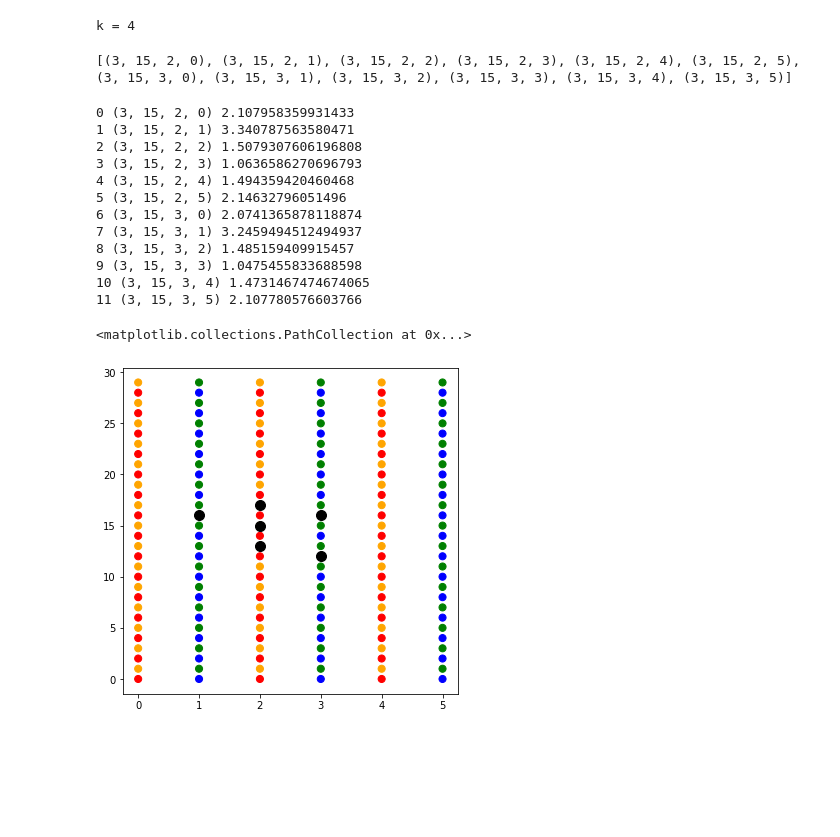
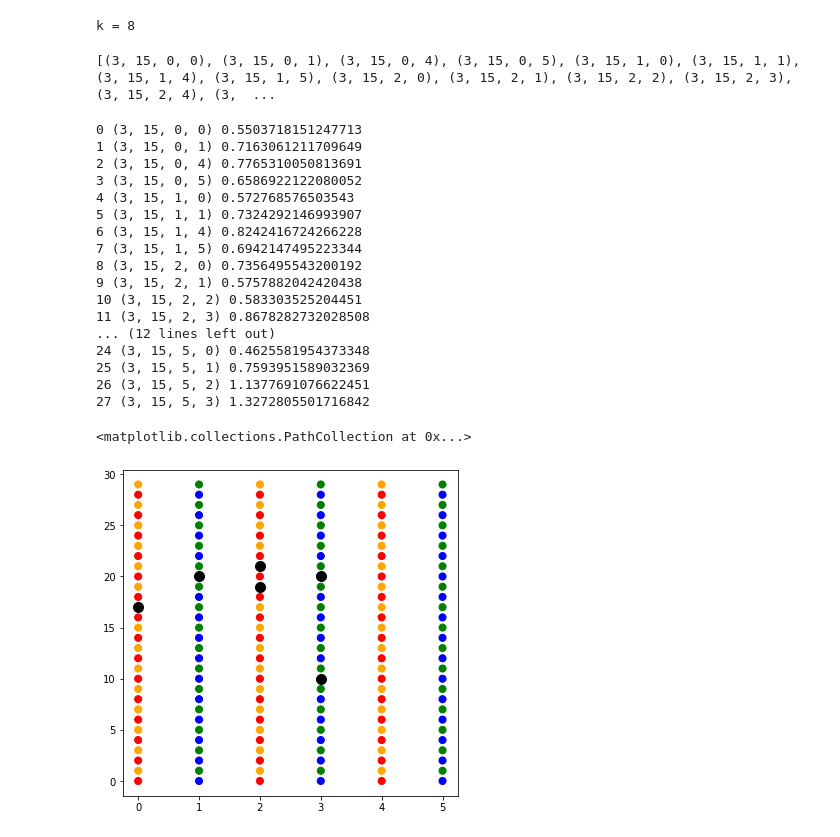
Before and after one commit to noahberthusen/qecc_routing, a Jupyter notebook: src_py/quasi-cyclic/quasi-cyclic.ipynb, the cells around one changed output. Cells and saved outputs as stored; diff of their text form; code cells hidden in the pictures; blank space fills up the shorter version.

```diff
--- a/src_py/quasi-cyclic/quasi-cyclic.ipynb
+++ b/src_py/quasi-cyclic/quasi-cyclic.ipynb
@@ -42,10 +12,29 @@ code = [15,3,11,2,0,0,11,13]
+# %%
+codes = [
+    [6,6,3,1,2,3,1,2],
+    [15,3,9,1,2,0,2,7],
+    [9,6,3,1,2,3,1,2],
+    [12,6,3,1,2,3,1,2],
+    [12,12,3,2,7,3,1,2],
+    [30,6,9,1,2,3,25,26],
+    [21,18,3,10,17,5,3,19]
+]
+code = codes[1]
+
+# 10,3,15,12,1,2,0,14,1,3,15,2,4,0.005,0.2,10001,9654,0.9653034696530348,3.8078865529319543,0.5207281650657156,8
+
+# 10,6,30,27,5,4,3,29,28,6,30,2,1,0.005,0.1,10001,9810,0.9809019098090191,22,0.5983388736689147,12
+# 10,6,30,21,1,2,3,13,26,6,30,2,2,0.005,0.1,10001,9799,0.9798020197980202,22,0.592000979396152,12
+
+
+code = [3,15,5,0,2,2,1,8]
 # %%
 def cyclic_shift_matrix(l):
     arr = np.eye(l, dtype=int)
     return np.roll(arr, axis=1, shift=1)
 
-ell = code[0]
-m = code[1]
+ell = code[1]
+m = code[0]
 
 x = np.kron(cyclic_shift_matrix(ell), np.eye(m))
 y = np.kron(np.eye(ell), cyclic_shift_matrix(m))
@@ -68,7 +57,7 @@ GF = galois.GF(2)
 arr = GF(Hz.T)
 print(f"k = {2 * (Hz.T.shape[1] - matrix_rank(arr))}")
 # %% [output]
-k = 4
+k = 8
 # %%
 def has_toric_layout():
     # As = [A1 @ A2.T, A2 @ A3.T, A1 @ A3.T]  # A2 @ A3.T cycling up, A3 @ A2.T cycling up, etc.
@@ -119,7 +108,7 @@ def has_toric_layout():
 confirmed_codes = has_toric_layout()
 print(confirmed_codes)
 # %% [output]
-[(3, 15, 2, 0), (3, 15, 2, 1), (3, 15, 2, 2), (3, 15, 2, 3), (3, 15, 2, 4), (3, 15, 2, 5), (3, 15, 3, 0), (3, 15, 3, 1), (3, 15, 3, 2), (3, 15, 3, 3), (3, 15, 3, 4), (3, 15, 3, 5)]
+[(3, 15, 0, 0), (3, 15, 0, 1), (3, 15, 0, 4), (3, 15, 0, 5), (3, 15, 1, 0), (3, 15, 1, 1), (3, 15, 1, 4), (3, 15, 1, 5), (3, 15, 2, 0), (3, 15, 2, 1), (3, 15, 2, 2), (3, 15, 2, 3), (3, 15, 2, 4), (3,  ...
 # %%
 def embed_code(code, init):
     emb_m, emb_ell, A_ind, B_ind = code
@@ -210,20 +199,25 @@ for c,code in enumerate(confirmed_codes):
     # plt.hist(bins[:-1], bins=bins, weights=counts/counts_weighter, label=f"{code}", alpha=0.7)
     # plt.legend()
 # %% [output]
-0 (3, 15, 2, 0) 2.107958359931433
-1 (3, 15, 2, 1) 3.340787563580471
-2 (3, 15, 2, 2) 1.5079307606196808
-3 (3, 15, 2, 3) 1.0636586270696793
-4 (3, 15, 2, 4) 1.494359420460468
-5 (3, 15, 2, 5) 2.14632796051496
-6 (3, 15, 3, 0) 2.0741365878118874
-7 (3, 15, 3, 1) 3.2459494512494937
-8 (3, 15, 3, 2) 1.485159409915457
-9 (3, 15, 3, 3) 1.0475455833688598
-10 (3, 15, 3, 4) 1.4731467474674065
-11 (3, 15, 3, 5) 2.107780576603766
+0 (3, 15, 0, 0) 0.5503718151247713
+1 (3, 15, 0, 1) 0.7163061211709649
+2 (3, 15, 0, 4) 0.7765310050813691
+3 (3, 15, 0, 5) 0.6586922122080052
+4 (3, 15, 1, 0) 0.572768576503543
+5 (3, 15, 1, 1) 0.7324292146993907
+6 (3, 15, 1, 4) 0.8242416724266228
+7 (3, 15, 1, 5) 0.6942147495223344
+8 (3, 15, 2, 0) 0.7356495543200192
+9 (3, 15, 2, 1) 0.5757882042420438
+10 (3, 15, 2, 2) 0.583303525204451
+11 (3, 15, 2, 3) 0.8678282732028508
+... (12 lines left out)
+24 (3, 15, 5, 0) 0.4625581954373348
+25 (3, 15, 5, 1) 0.7593951589032369
+26 (3, 15, 5, 2) 1.1377691076622451
+27 (3, 15, 5, 3) 1.3272805501716842
 # %%
-lattice = embed_code(confirmed_codes[5], 0)
+lattice = embed_code(confirmed_codes[17], 0)
 
 colors = np.empty(lattice.shape, dtype=object)
 
@@ -236,32 +230,32 @@ for i in range(lattice.shape[0]):
         elif lattice[i][j][0] == "l":
             colors[i][j] = "blue"
         else:
             colors[i][j] = "green"
 
 qbts = np.array([None for i in range(2*m*ell)])
 for i in range(lattice.shape[0]):
     for j in range(lattice.shape[1]):
         if lattice[i][j][0] == "r" or lattice[i][j][0] == "l":
             qbts[int(lattice[i][j][1:])] = (i, j)
 x_checks = np.array([None for i in range(m*ell)])
 z_checks = np.array([None for i in range(m*ell)])
 
 for i in range(lattice.shape[0]):
     for j in range(lattice.shape[1]):
         if lattice[i][j][0] == "x":
             x_checks[int(lattice[i][j][1:])] = (i, j)
         elif lattice[i][j][0] == "z":
             z_checks[int(lattice[i][j][1:])-(m*ell)] = (i, j)
 
 
 
 nodes = itertools.product(np.arange(lattice.shape[0]), np.arange(lattice.shape[1]))
 
-gen_qbts = qbts[np.where(Hx[4])[0]]
+gen_qbts = qbts[np.where(Hx[16])[0]]
 
 fig, ax = plt.subplots(1, 1, figsize=(6, 6))
 ax.scatter(*zip(*nodes), s=50, c=colors.flatten()) # vv qubits
 ax.scatter(*zip(*gen_qbts), s=100, c='k')
 # %% [output]
 <matplotlib.collections.PathCollection at 0x...>
-[figure, old version]
+[figure, new version]
```
Also changed, not shown: parts of 12 cells of this notebook, 20 other files.
